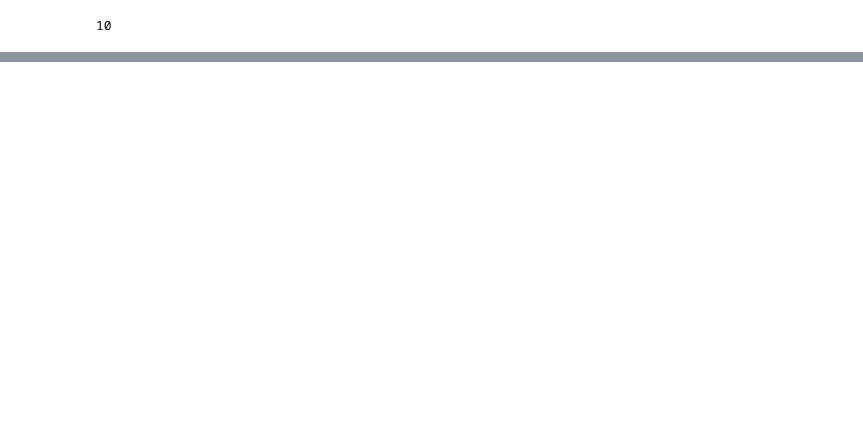
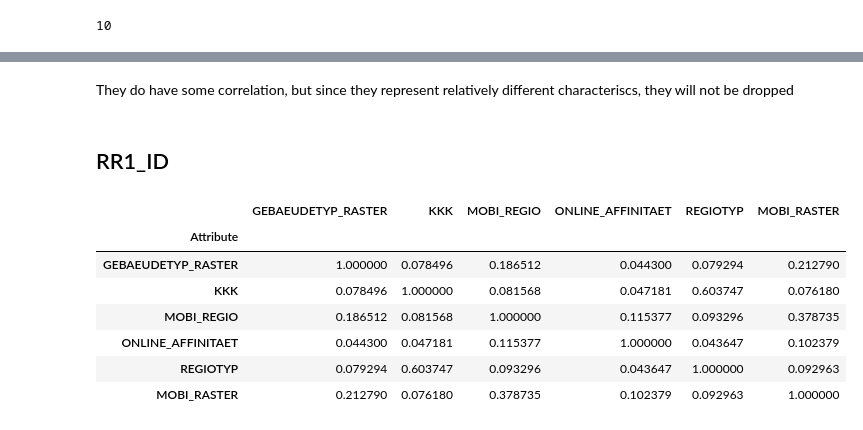
Before and after one commit to bglucca/ArvatoCustomerSegmentation, a Jupyter notebook: 01_eda_segmentation.ipynb, the cells around one changed output, grey strips where cells are left out. Saved outputs shown, nothing was run; the diff lists cells and outputs as text; code cells hidden in the pictures; blank space fills up the shorter version.

```diff
--- a/01_eda_segmentation.ipynb
+++ b/01_eda_segmentation.ipynb
@@ -96,10 +98,14 @@ census[census['CAMEO_DEUG_2015'] == 'X'][['CAMEO_DEUG_2015','CAMEO_INTL_2015']].
 census['CAMEO_DEUG_2015'] = census['CAMEO_DEUG_2015'].replace('X',np.nan)
 
 census['CAMEO_INTL_2015'] = census['CAMEO_INTL_2015'].replace('XX',np.nan)
+
+census['CAMEO_DEU_2015'] = census['CAMEO_DEU_2015'].replace('XX',np.nan)
 # %%
 census['CAMEO_DEUG_2015'] = census['CAMEO_DEUG_2015'].fillna(-1).astype(int)
 
 census['CAMEO_INTL_2015'] = census['CAMEO_INTL_2015'].fillna(-1).astype(int)
+
+census['CAMEO_DEU_2015'] = census['CAMEO_DEU_2015'].fillna('-1')
 # %%
 census.info()
 # %% [output]
@@ -134,6 +142,8 @@ for i, (k, v) in enumerate(nan_val_map.items()):
     nested_nan_map[k] = {int(digit):np.nan for digit in v}
 # %%
 census = census.replace(nested_nan_map)
+
+census['CAMEO_DEU_2015'] = census['CAMEO_DEU_2015'].replace('-1',np.nan)
 # %% [markdown]
 # Checking for duplicates on census Data
 # %%
@@ -1203,0 +1207,2 @@ len(cramer_frame_list)
+# %% [markdown]
+They do have some correlation, but since they represent relatively different characteriscs, they will not be dropped
@@ -1203,0 +1211,13 @@ len(cramer_frame_list)
+# %% [markdown]
+## RR1_ID
+# %%
+cramer_frame_list[9].style.background_gradient()
+# %% [output]
+|  | GEBAEUDETYP_RASTER | KKK | MOBI_REGIO | ONLINE_AFFINITAET | REGIOTYP | MOBI_RASTER |
+| Attribute |  |  |  |  |  |  |
+| GEBAEUDETYP_RASTER | 1.000000 | 0.078496 | 0.186512 | 0.044300 | 0.079294 | 0.212790 |
+| KKK | 0.078496 | 1.000000 | 0.081568 | 0.047181 | 0.603747 | 0.076180 |
+| MOBI_REGIO | 0.186512 | 0.081568 | 1.000000 | 0.115377 | 0.093296 | 0.378735 |
+| ONLINE_AFFINITAET | 0.044300 | 0.047181 | 0.115377 | 1.000000 | 0.043647 | 0.102379 |
+| REGIOTYP | 0.079294 | 0.603747 | 0.093296 | 0.043647 | 1.000000 | 0.092963 |
+| MOBI_RASTER | 0.212790 | 0.076180 | 0.378735 | 0.102379 | 0.092963 | 1.000000 |
```
Also changed, not shown: parts of 24 cells of this notebook.
